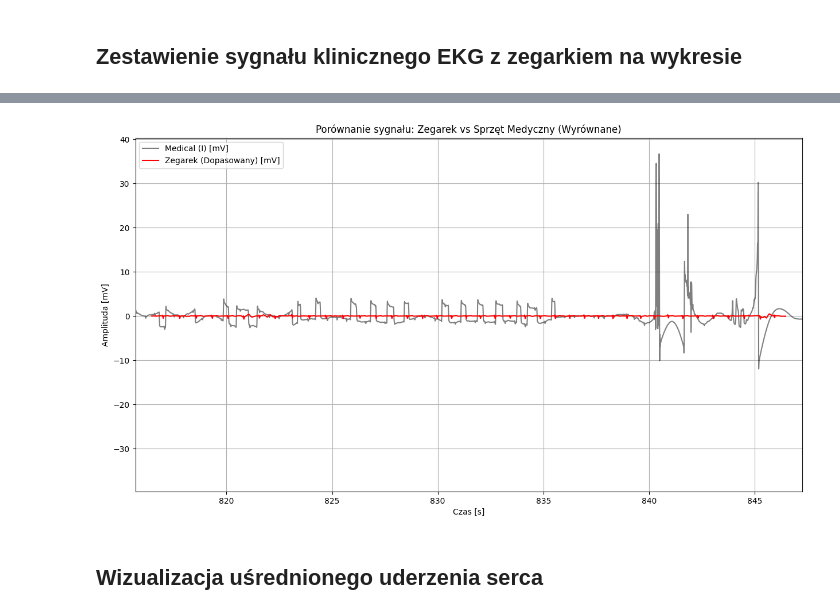
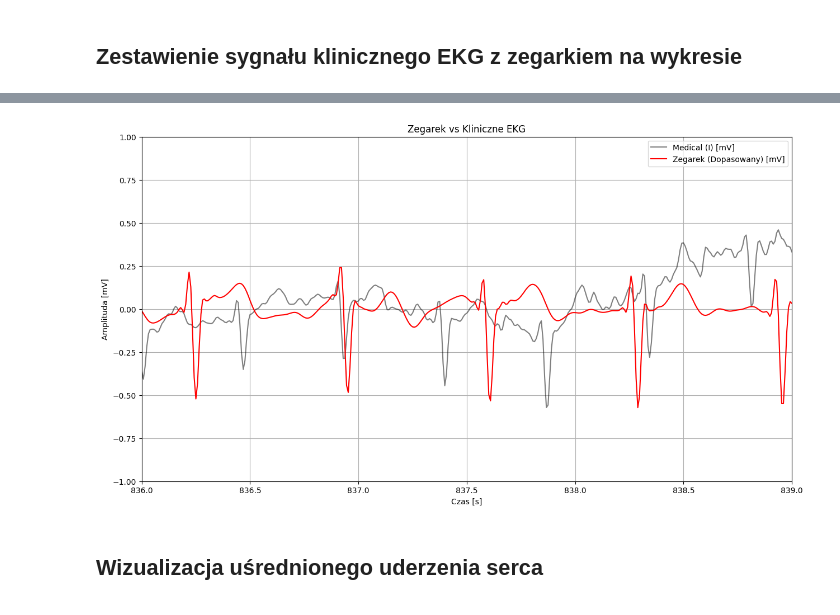
Before and after one commit to MichaelL200/Projekt-EKG, a Jupyter notebook: z4.ipynb, the cells around one changed output, grey strips where cells are left out. Cells and saved outputs as stored; diff of their text form; code cells hidden in the pictures.

```diff
--- a/z4.ipynb
+++ b/z4.ipynb
@@ -227,35 +211,37 @@ def align_watch_vs_medical(medical_data, watch_data, csv_fs, watch_fs, lead_csv=
 
     #zamiana jednostek
     sig_long = sig_long / 1000
 
     long_centered = sig_long - np.mean(sig_long)
     short_centered = sig_short - np.mean(sig_short)
 
     corr = correlate(long_centered, short_centered, mode='valid')
     best_idx = np.argmax(corr)
 
     plt.figure(figsize=(15, 8))
 
     t_long = np.arange(len(sig_long)) / 128
     t_short = (np.arange(len(sig_short)) + best_idx) / 128
 
     plt.plot(t_long, sig_long, color='black', alpha=0.5, label=f'Medical ({lead_csv}) [mV]')
     plt.plot(t_short, sig_short, color='red', linewidth=1.5, label='Zegarek (Dopasowany) [mV]')
 
     plt.xlim((best_idx - 100)/128, (best_idx + len(sig_short) + 100)/128)
 
-    plt.title("Porównanie sygnału: Zegarek vs Sprzęt Medyczny (Wyrównane)")
+    plt.title("Zegarek vs Kliniczne EKG")
     plt.xlabel("Czas [s]")
     plt.ylabel("Amplituda [mV]")
     plt.legend()
     plt.grid(True)
+    plt.xlim(836, 839)
+    plt.ylim(-1 , 1)
     plt.show()
 
 
 
 align_watch_vs_medical(ecg_full, watch_full, csv_fs=500, watch_fs=128, lead_csv='I')
 # %% [output]
-[figure, old version]
+[figure, new version]
 # %% [markdown]
 ## Wizualizacja uśrednionego uderzenia serca
 # %% [markdown]
```
Also changed, not shown: parts of 3 cells of this notebook.
